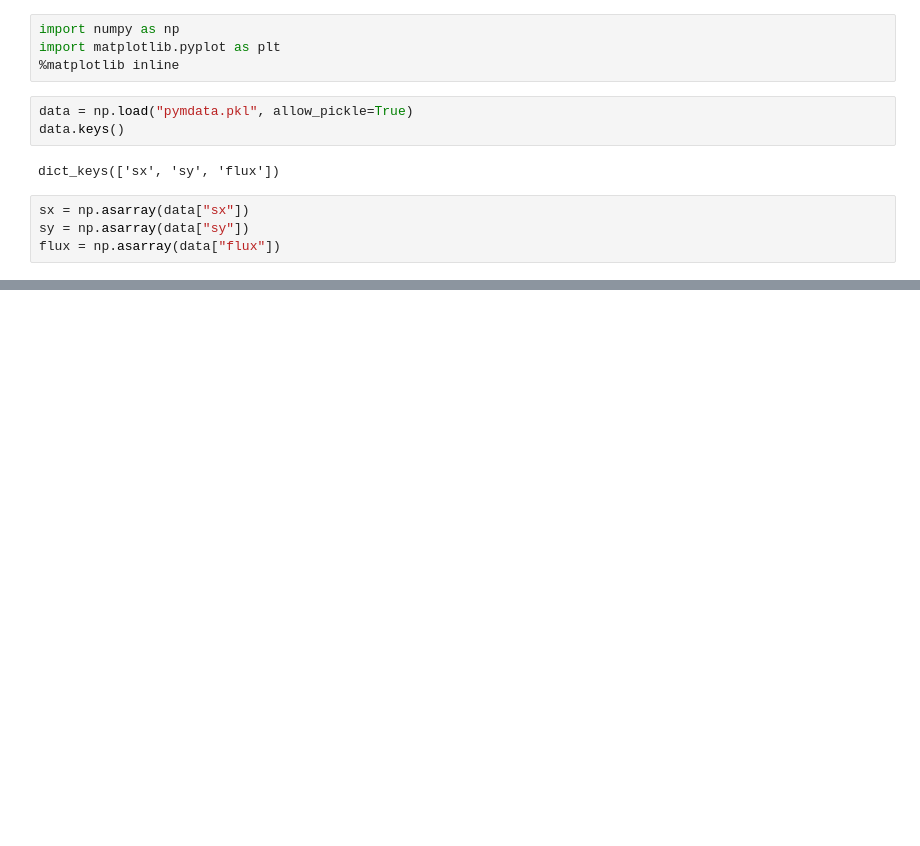
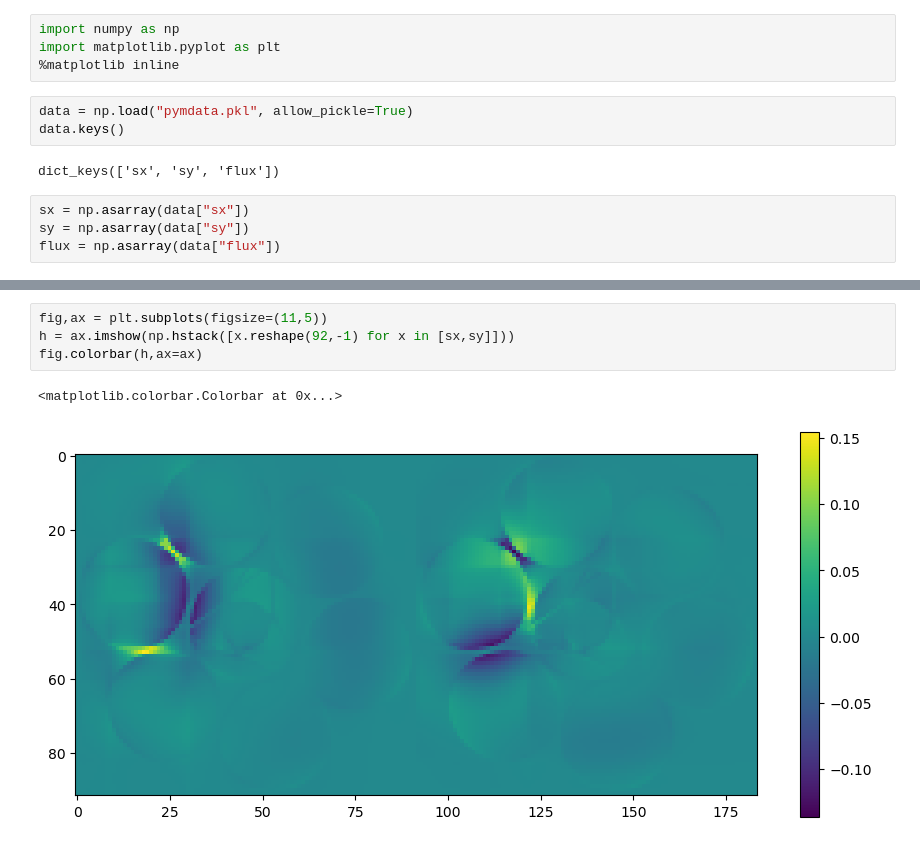
Before and after one commit to GMTO-Integrated-Modeling/grsim, a Jupyter notebook: ngao/examples/processing/processing.ipynb, the cells around one changed output, grey strips where cells are left out. Drawn from its saved outputs; the diff is of its cells as text; blank space fills up the shorter version.

```diff
--- a/ngao/examples/processing/processing.ipynb
+++ b/ngao/examples/processing/processing.ipynb
@@ -21,3 +21,10 @@ fig.colorbar(h,ax=ax)
+# %%
+fig,ax = plt.subplots(figsize=(11,5))
+h = ax.imshow(np.hstack([x.reshape(92,-1) for x in [sx,sy]]))
+fig.colorbar(h,ax=ax)
+# %% [output]
+<matplotlib.colorbar.Colorbar at 0x...>
+[figure, added]
 # %%
 fig,ax = plt.subplots(figsize=(11,5))
 h = ax.imshow(np.hstack([x.reshape(92,-1) for x in [sx/flux,sy/flux]]))
```
Also changed, not shown: parts of 3 cells of this notebook, 9 other files.
